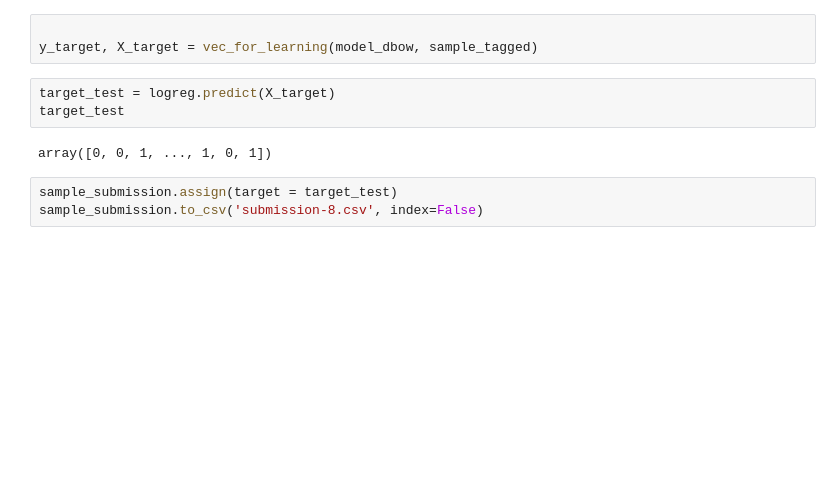
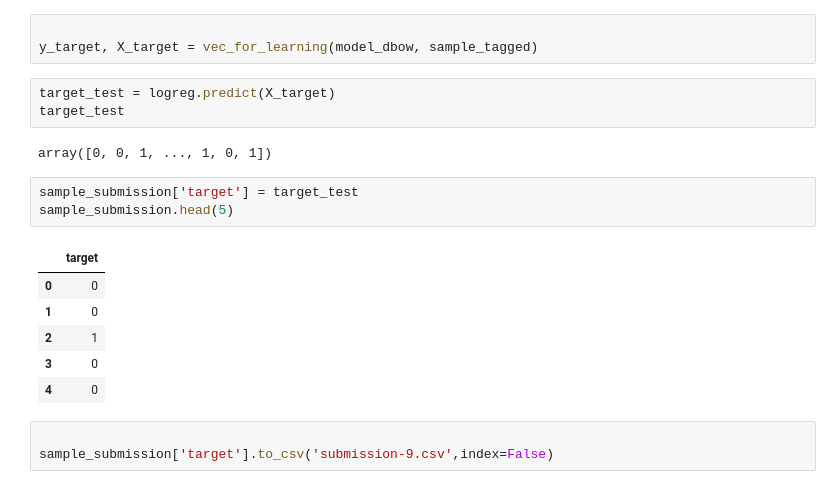
Before and after one commit to 98bao/Migros, a Jupyter notebook: Kopie_Abi_Project_code_bryan.ipynb, the cells around one changed output. Saved outputs shown, nothing was run; the diff lists cells and outputs as text; blank space fills up the shorter version.

```diff
--- a/Kopie_Abi_Project_code_bryan.ipynb
+++ b/Kopie_Abi_Project_code_bryan.ipynb
@@ -564,8 +564,18 @@ target_test = logreg.predict(X_target)
 target_test
 # %% [output]
 array([0, 0, 1, ..., 1, 0, 1])
+# %%
+sample_submission['target'] = target_test
+sample_submission.head(5)
+# %% [output]
+|  | target |
+| 0 | 0 |
+| 1 | 0 |
+| 2 | 1 |
+| 3 | 0 |
+| 4 | 0 |
 # %%
-sample_submission.assign(target = target_test)
-sample_submission.to_csv('submission-8.csv', index=False)
+
+sample_submission['target'].to_csv('submission-9.csv',index=False)
 # %%
 from google.colab import files
```
Also changed, not shown: parts of 1 cell of this notebook.
